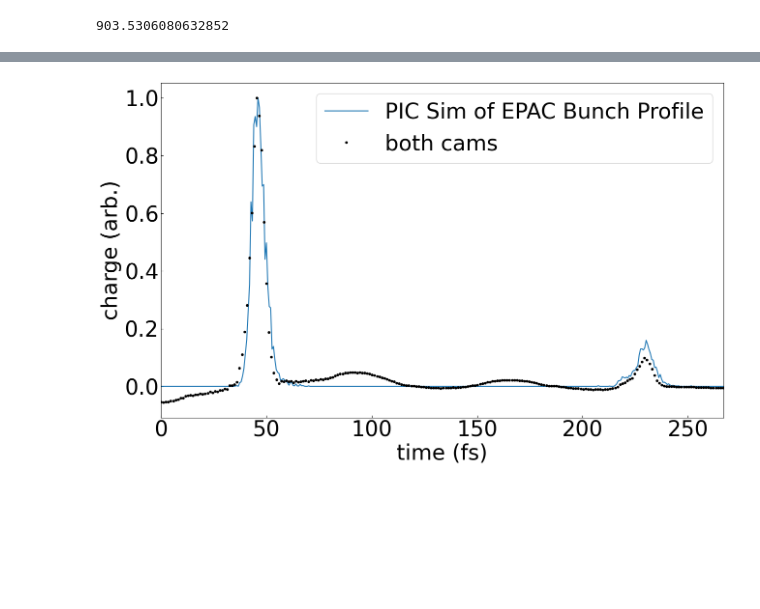
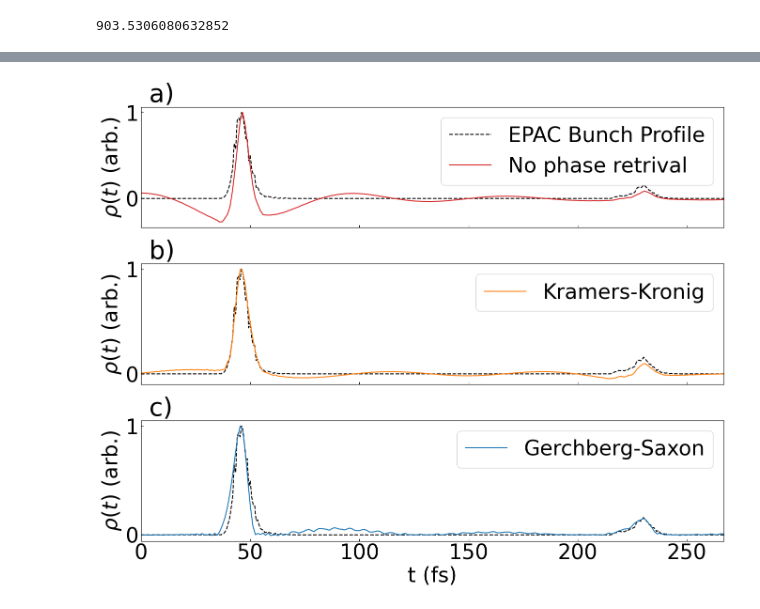
Before and after one commit to Jammi-Dodgers/THz-interferometry, a Jupyter notebook: gerchberg_saxon.ipynb, the cells around one changed output, grey strips where cells are left out. Cells and saved outputs as stored; diff of their text form; code cells hidden in the pictures; blank space fills up the shorter version.

```diff
--- a/gerchberg_saxon.ipynb
+++ b/gerchberg_saxon.ipynb
@@ -296,17 +292,44 @@ plt.plot(bunches[2])
-# %%
-plt.rcParams.update({"font.size": 32, "xtick.direction": "in", "ytick.direction": "in", "xtick.major.top": True, "ytick.major.right": True})
-
-fig, axs = plt.subplots(1, 1, figsize= (15, 9), facecolor='none')
-
-
-axs.plot(ideal_time *1e15, ideal_bunch, color= "tab:blue", label= "PIC Sim of EPAC Bunch Profile", zorder= 1.7)
-axs.plot(times[-1] *1e15, bunches[-1], color= "k", linestyle= "none", marker= ".", label= "both cams")
-axs.set(xlabel= "time (fs)", ylabel= "charge (arb.)", xlim= (0, ideal_N*ideal_sampling_period*1e15), xticks= np.arange(0,ideal_N*ideal_sampling_period*1e15,50))
-axs.legend()
-
-axs.set_facecolor("white")
-
-#plt.savefig("graphs\\bunch")
-plt.show()
-# %% [output]
-[figure, removed]
+# %%
+kk_bunch = np.load("data\\kk_bunch.npy")
+
+no_retrival_FF = np.copy(FFs[-1])
+no_retrival_FF[~sensitivity_masks[-1]] = 0
+no_retrival_FF = np.concatenate((no_retrival_FF, np.zeros(Ns[-1] -len(FFs[-1]))))
+no_retrival_freqs = np.concatenate((freq, -freq[:0:-1]))
+no_retrival_CFF = np.sqrt(no_retrival_FF) *np.exp(-2j*np.pi*no_retrival_freqs* (ideal_time[np.argmax(ideal_bunch)])) # Equivalently, change the phase
+no_retrival = np.fft.ifft(no_retrival_CFF, norm= "forward")
+no_retrival /= no_retrival.max()
+# %%
+plt.rcParams.update({"font.size": 32, "xtick.direction": "in", "ytick.direction": "in", "xtick.major.top": True, "ytick.major.right": True})
+
+fig, axs = plt.subplots(3, 1, figsize= (16, 12), facecolor='none', sharex= True, gridspec_kw={"hspace":0.3})
+
+
+plot0 = axs[0].plot(ideal_time *1e15, ideal_bunch, color= "black", linestyle= "--", label= "EPAC Bunch Profile", zorder= 1.7)
+plot1 = axs[0].plot(times[-1] *1e15, no_retrival, color= "tab:red", linestyle= "-", label= "No phase retrival")
+axs[0].set(ylabel= "$\\rho(t)$ (arb.)", xlim= (0, ideal_N*ideal_sampling_period*1e15), xticks= np.arange(0,ideal_N*ideal_sampling_period*1e15,50))
+axs[0].set_title(" a)", loc= "left")
+axs[0].set_facecolor("white")
+
+axs[1].plot(ideal_time *1e15, ideal_bunch, color= "black", linestyle= "--", label= "EPAC Bunch Profile", zorder= 1.7)
+plot2 = axs[1].plot(times[-1] *1e15, kk_bunch, color= "tab:orange", linestyle= "-", label= "Kramers-Kronig")
+axs[1].set(ylabel= "$\\rho(t)$ (arb.)", xlim= (0, ideal_N*ideal_sampling_period*1e15), xticks= np.arange(0,ideal_N*ideal_sampling_period*1e15,50))
+axs[1].set_title(" b)", loc= "left")
+axs[1].set_facecolor("white")
+
+axs[2].plot(ideal_time *1e15, ideal_bunch, color= "black", linestyle= "--", label= "EPAC Bunch Profile", zorder= 1.7)
+plot3 = axs[2].plot(times[-1] *1e15, bunches[-1], color= "tab:blue", linestyle= "-", label= "Gerchberg-Saxon")
+axs[2].set(xlabel= "t (fs)", ylabel= "$\\rho(t)$ (arb.)", xlim= (0, ideal_N*ideal_sampling_period*1e15), xticks= np.arange(0,ideal_N*ideal_sampling_period*1e15,50))
+axs[2].set_title(" c)", loc= "left")
+axs[2].set_facecolor("white")
+
+handles = FTIR.flatten_list([plot0, plot1, plot2, plot3])
+labels = [handle.get_label() for handle in handles]
+axs[0].legend(handles[:2], labels[:2], loc= "upper right") # loc fixes the location of the legend.
+axs[1].legend(handles[2:3], labels[2:3], loc= "upper right") # loc fixes the location of the legend.
+axs[2].legend(handles[3:], labels[3:], loc= "upper right") # loc fixes the location of the legend.
+
+#plt.savefig("graphs\\kk_vs_gs_bunch")
+plt.show()
+# %% [output]
+[figure, added]
```
Also changed, not shown: parts of 7 cells of this notebook, 11 other files.
